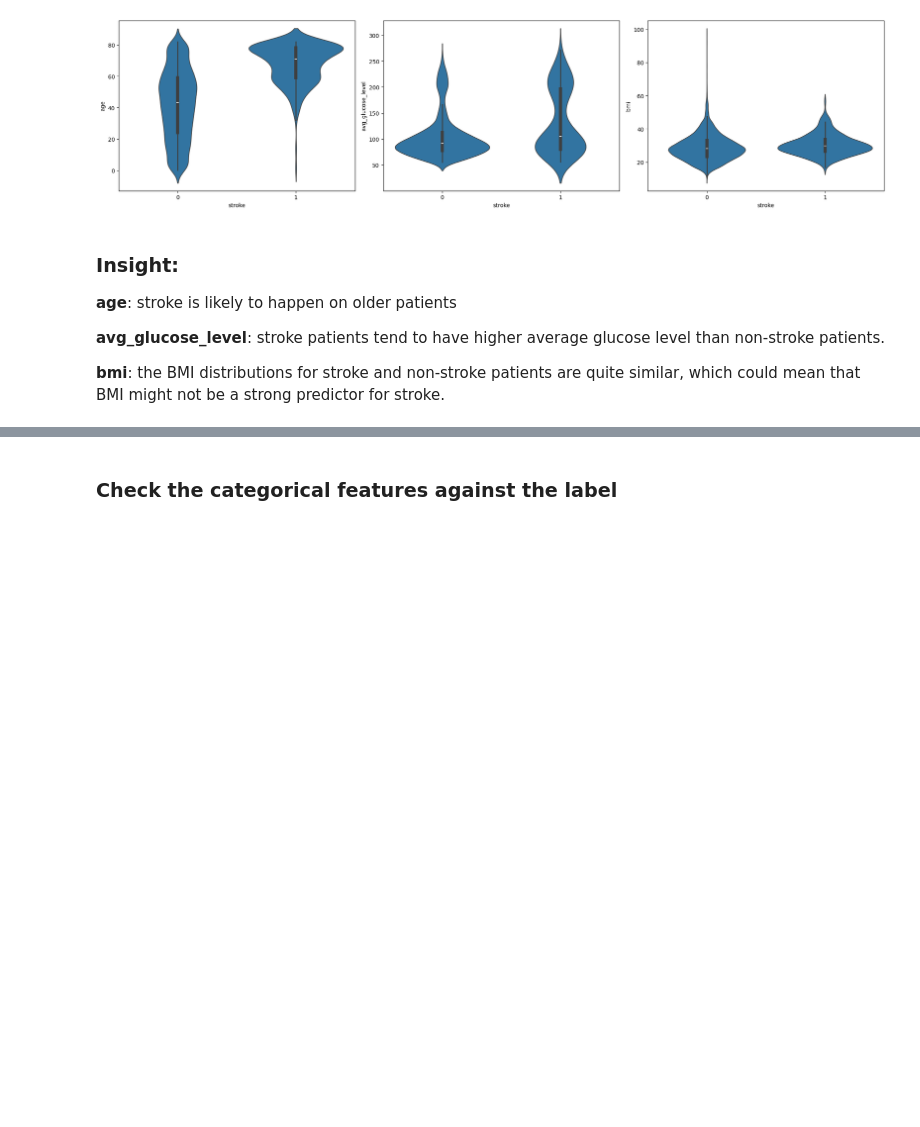
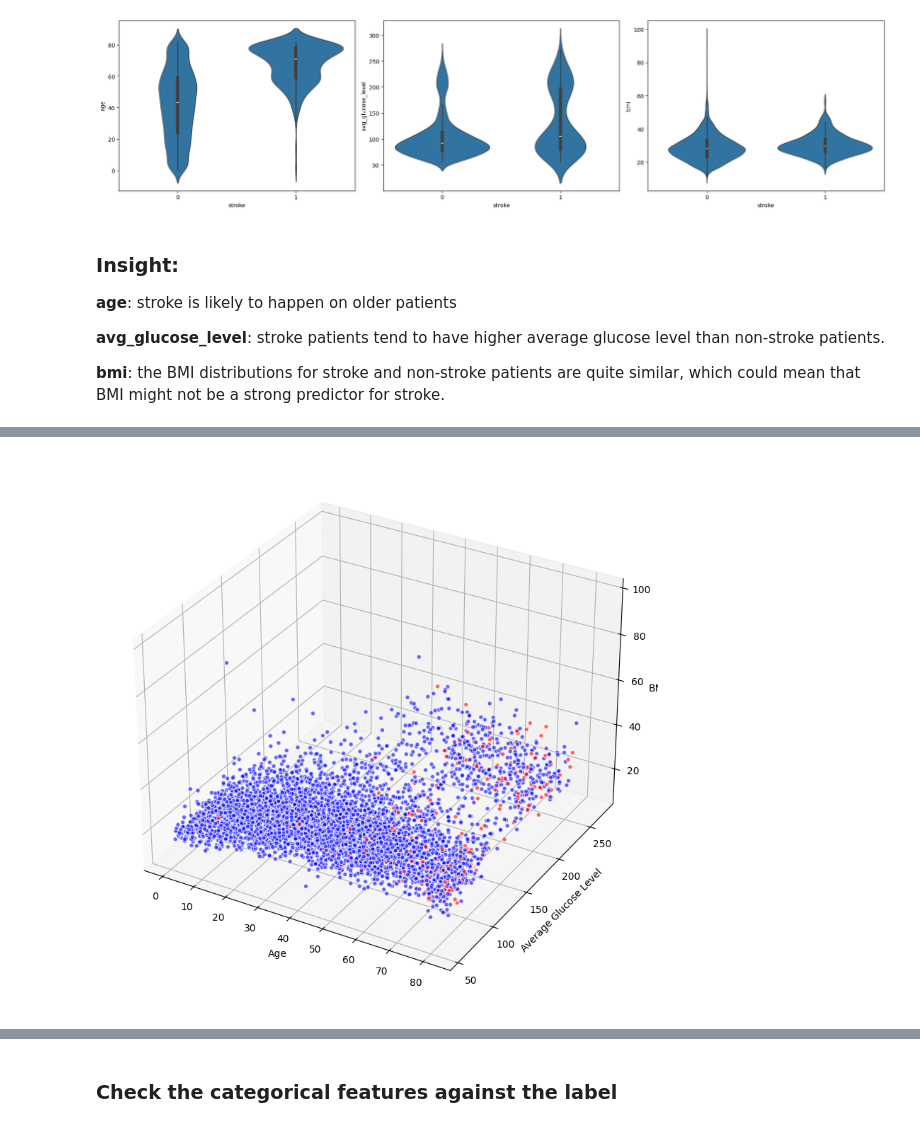
Before and after one commit to AlthariqFairuz/Seleksi-GAIB-Bagian-2-3, a Jupyter notebook: src/doe.ipynb, the cells around one changed output, grey strips where cells are left out. Cells and saved outputs as stored; diff of their text form; code cells hidden in the pictures; blank space fills up the shorter version.

```diff
--- a/src/doe.ipynb
+++ b/src/doe.ipynb
@@ -170,0 +202,16 @@ plt.show()
+# %%
+# Create a color map for the 'stroke' variable
+colors = df['stroke'].map({0:'blue', 1:'red'})
+
+fig = plt.figure(figsize=(10, 10))
+ax = fig.add_subplot(111, projection='3d')
+
+# Create a 3D scatter plot
+ax.scatter(df['age'], df['avg_glucose_level'], df['bmi'], c=colors, alpha=0.6, edgecolors='w')
+
+ax.set_xlabel('Age')
+ax.set_ylabel('Average Glucose Level')
+ax.set_zlabel('BMI')
+plt.show()
+# %% [output]
+[figure, added]
```
Also changed, not shown: parts of 32 cells of this notebook, 9 other files.
